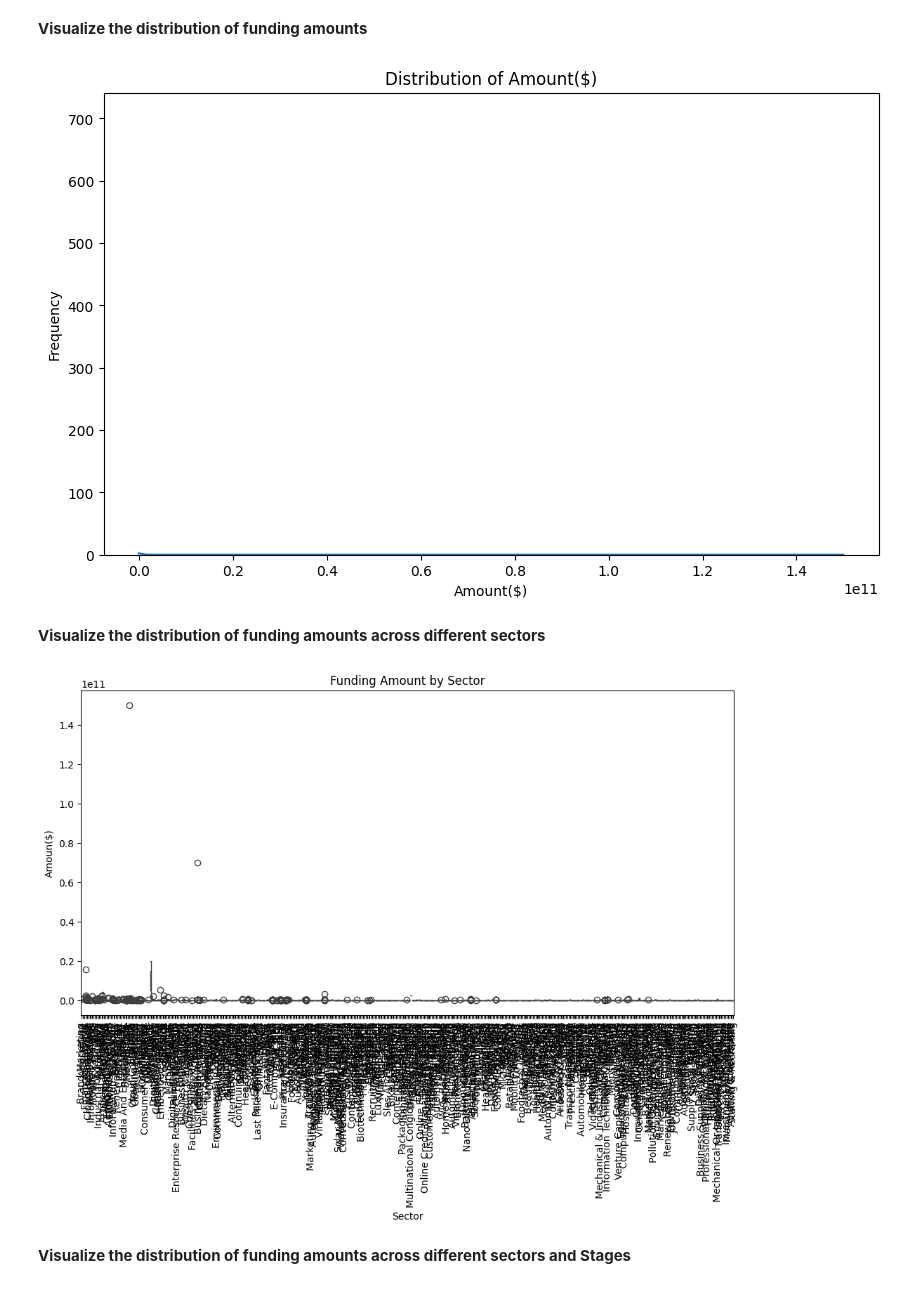
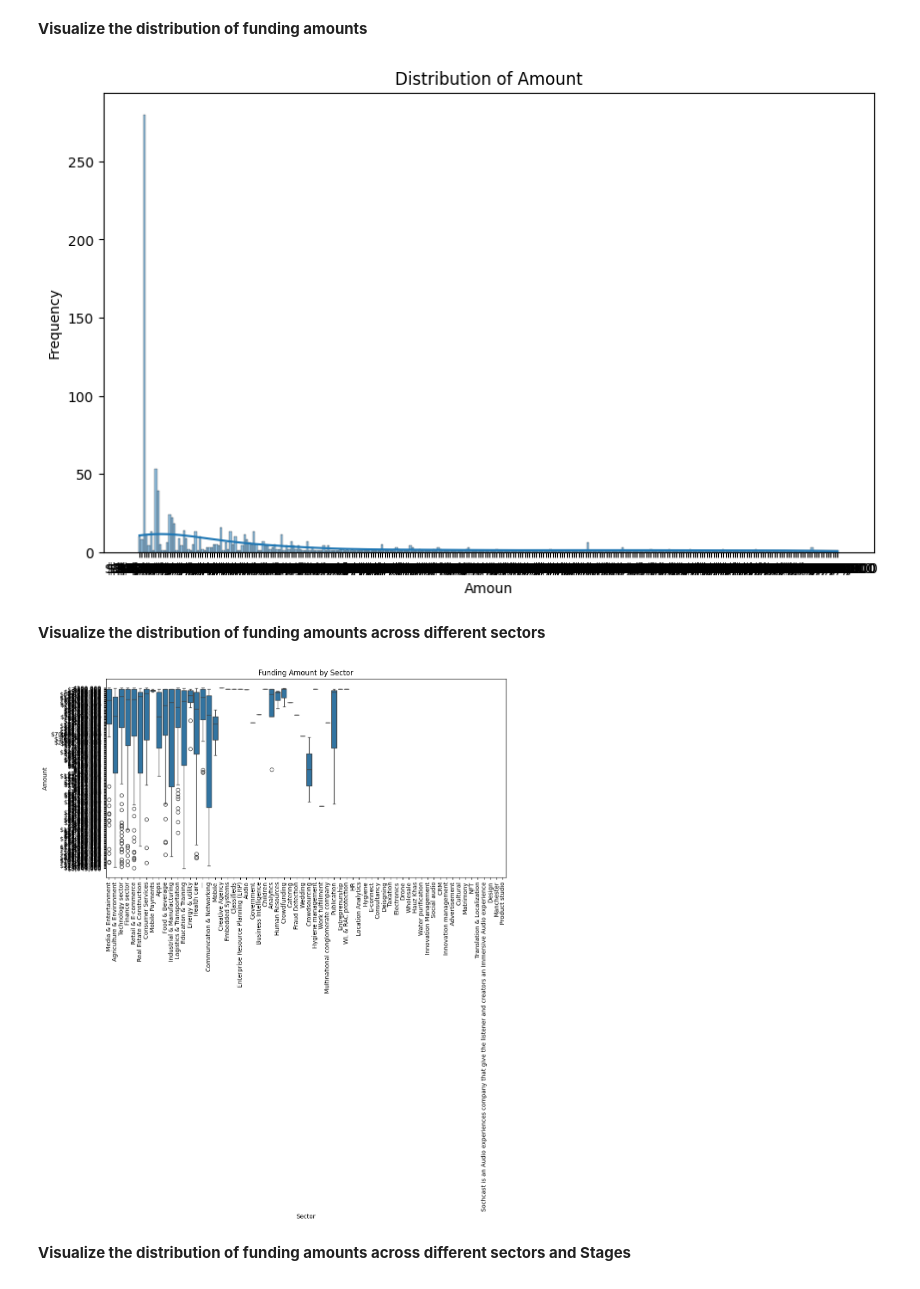
Before and after one commit to Wisdom-EdemD-rah/Indian-Startup-Ecosystem-Project, a Jupyter notebook: Notebooks/ISEP.ipynb, the cells around one changed output. Saved outputs shown, nothing was run; the diff lists cells and outputs as text; code cells hidden in the pictures.

```diff
--- a/Notebooks/ISEP.ipynb
+++ b/Notebooks/ISEP.ipynb
@@ -2215,33 +2241,0 @@ df_merged.tail()
-# %%
-import pandas as pd
-
-# Sample data
-data = {
-    "Company/Brand": ["TheCollegeFever", "Happy Cow Dairy", "MyLoanCare", "PayMe India", "Eunimart"],
-    "HeadQuarter": ["Bengaluru", "Mumbai", "Gurugram", "Uttar Pradesh", "Hyderabad"],
-    "Sector": ["Media & Entertainment", "Agriculture & Environment", "Technology sector", "Finance sector", "Retail & E-commerce"],
-    "What it does": [
-        "TheCollegeFever is a hub for fun, fiesta and f...",
-        "A startup which aggregates milk from dairy far...",
-        "Leading Online Loans Marketplace in India",
-        "PayMe India is an innovative FinTech organizat...",
-        "Eunimart is a one stop solution for merchants ..."
-    ],
-    "Amount": ["$200,000", "$100,000", "$3,000,000", "$400,000", "$340,000"],
-    "Stage": ["Validation", "Validation", "Early Traction", "Validation", "Validation"],
-    "Year": [2018, 2018, 2018, 2018, 2018],
-    "investor": [None, None, None, None, None],
-    "headquarter": [None, None, None, None, None],
-    "sector": [None, None, None, None, None],
-    "what_it_does": [None, None, None, None, None]
-}
-
-# Creating DataFrame
-df = pd.DataFrame(data)
-
-# Dropping specified columns
-columns_to_drop = ['investor', 'headquarter', 'sector', 'what_it_does']
-df_merged = df.drop(columns=columns_to_drop)
-
-# Displaying the cleaned DataFrame
-print(df_merged)
@@ -2360,26 +2391,26 @@ Addressing these issues ensured that our datasets were clean, consistent, and re
 # %%
 # Histogram for funding amount
 plt.figure(figsize=(10, 6))
-sns.histplot(df_merged['Amount($)'], kde=True)
-plt.title('Distribution of Amount($)')
-plt.xlabel('Amount($)')
+sns.histplot(df_merged['Amount'], kde=True)
+plt.title('Distribution of Amount')
+plt.xlabel('Amoun')
 plt.ylabel('Frequency')
 plt.show()
 # %% [output]
-[figure, old version]
+[figure, new version]
 # %% [markdown]
 **Visualize the distribution of funding amounts across different sectors**
 # %%
 # Box plot for funding amount by sector
 plt.figure(figsize=(12, 6))
-sns.boxplot(x='Sector', y='Amount($)', data=df_merged)
+sns.boxplot(x='Sector', y='Amount', data=df_merged)
 plt.title('Funding Amount by Sector')
 plt.xlabel('Sector')
-plt.ylabel('Amoun($)')
+plt.ylabel('Amount')
 plt.xticks(rotation=90)
 plt.show()
 # %% [output]
-[figure, old version]
+[figure, new version]
 # %% [markdown]
 **Visualize the distribution of funding amounts across different sectors and Stages**
 # %%
```
Also changed, not shown: parts of 29 cells of this notebook, 1 other file.
